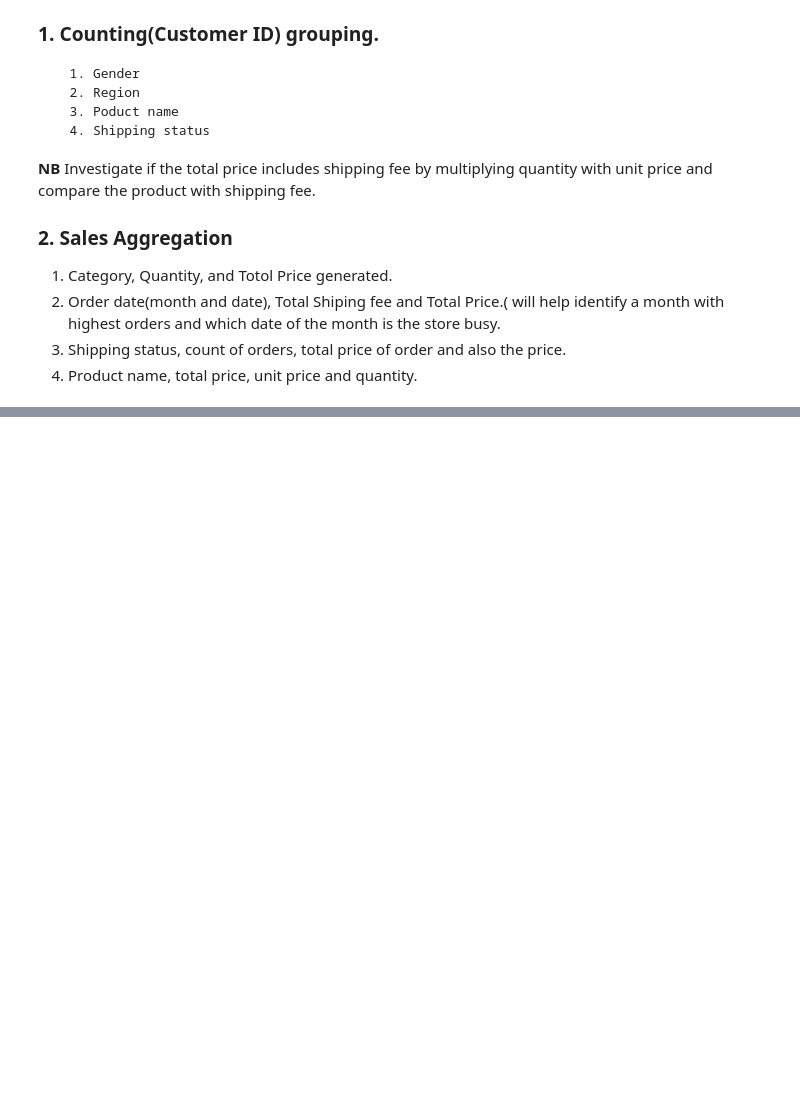
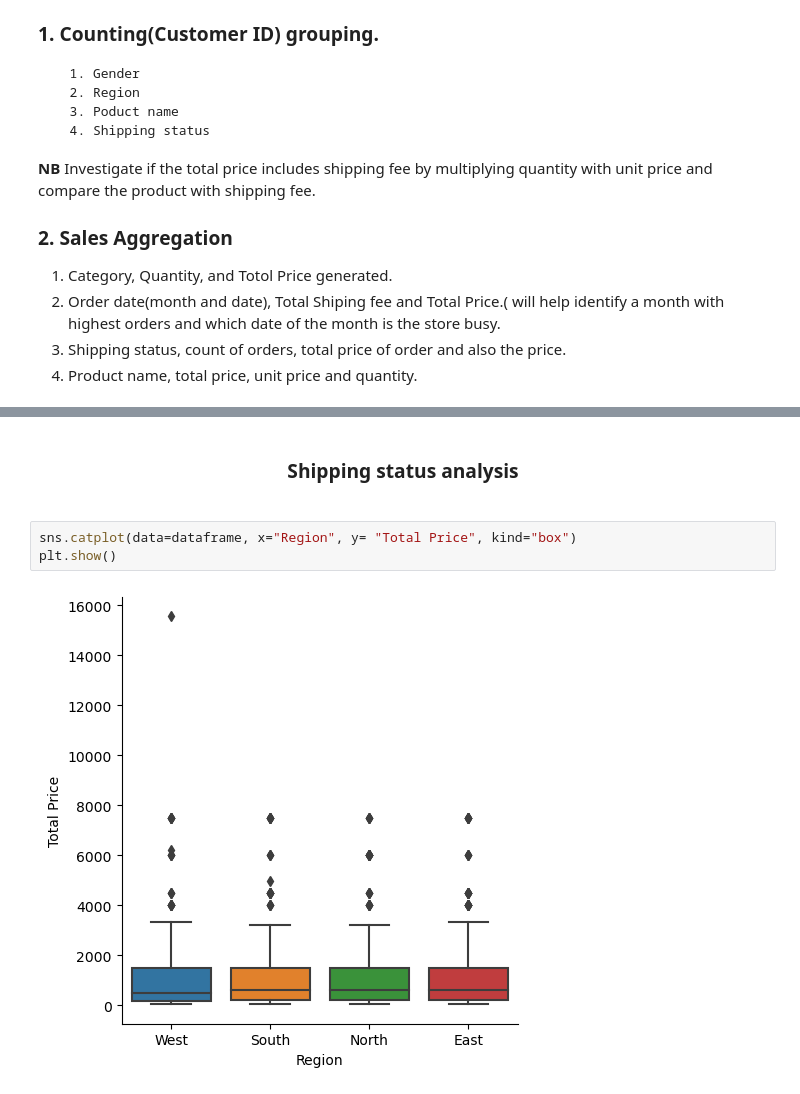
Before and after one commit to Clement-Maluleke/Ecommerce_and, a Jupyter notebook: E_commerce_and_customer_data.ipynb, the cells around one changed output, grey strips where cells are left out. Drawn from its saved outputs; the diff is of its cells as text; blank space fills up the shorter version.

```diff
--- a/E_commerce_and_customer_data.ipynb
+++ b/E_commerce_and_customer_data.ipynb
@@ -257,0 +325,7 @@ Product_name_group
+# %% [markdown]
+<h3 align = "center">Shipping status analysis <h3>
+# %%
+sns.catplot(data=dataframe, x="Region", y= "Total Price", kind="box")
+plt.show()
+# %% [output]
+[figure, added]
```
Also changed, not shown: parts of 45 cells of this notebook.
